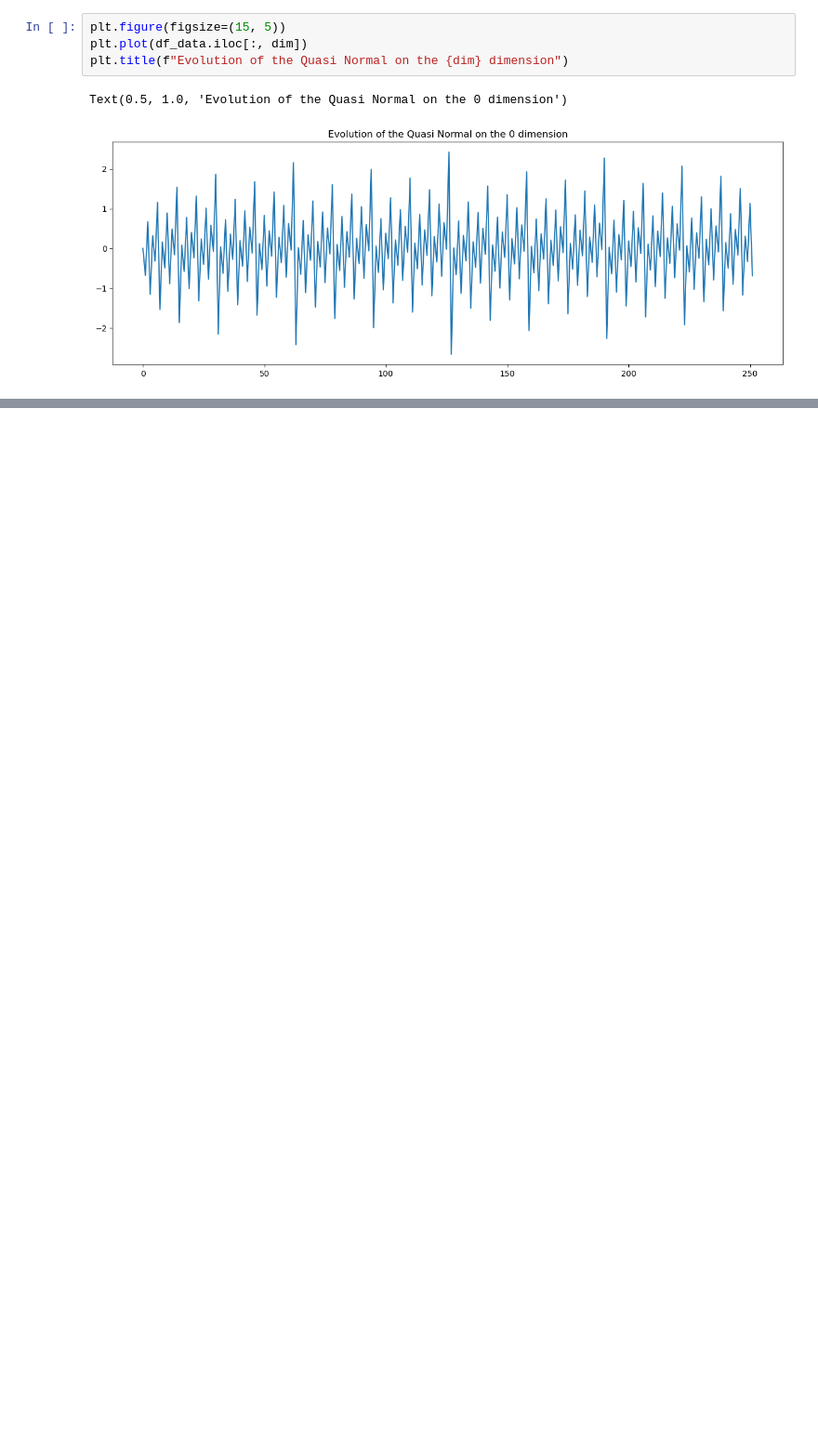
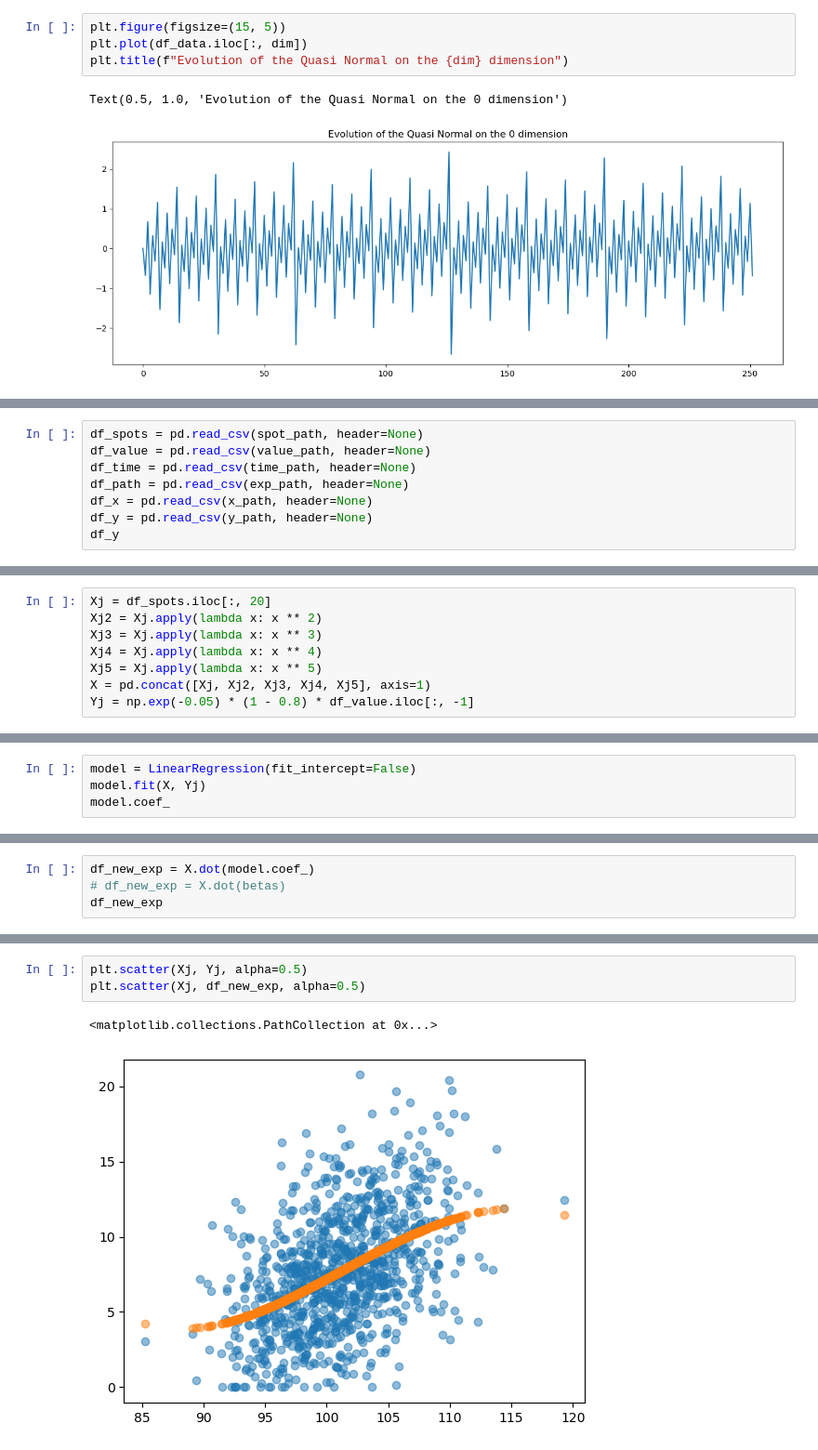
Before and after one commit to raphcor95/numerical_project, a Jupyter notebook: Visualiser.ipynb, the cells around one changed output, grey strips where cells are left out. Shown at 93% size. Drawn from its saved outputs; the diff is of its cells as text; blank space fills up the shorter version.

```diff
--- a/Visualiser.ipynb
+++ b/Visualiser.ipynb
@@ -161,0 +284,8 @@ Text(0.5, 1.0, 'Evolution of the Quasi Normal on the 0 dimension')
+# %%
+df_spots = pd.read_csv(spot_path, header=None)
+df_value = pd.read_csv(value_path, header=None)
+df_time = pd.read_csv(time_path, header=None)
+df_path = pd.read_csv(exp_path, header=None)
+df_x = pd.read_csv(x_path, header=None)
+df_y = pd.read_csv(y_path, header=None)
+df_y
@@ -161,0 +306,8 @@ Text(0.5, 1.0, 'Evolution of the Quasi Normal on the 0 dimension')
+# %%
+Xj = df_spots.iloc[:, 20]
+Xj2 = Xj.apply(lambda x: x ** 2)
+Xj3 = Xj.apply(lambda x: x ** 3)
+Xj4 = Xj.apply(lambda x: x ** 4)
+Xj5 = Xj.apply(lambda x: x ** 5)
+X = pd.concat([Xj, Xj2, Xj3, Xj4, Xj5], axis=1)
+Yj = np.exp(-0.05) * (1 - 0.8) * df_value.iloc[:, -1]
@@ -161,0 +330,4 @@ Text(0.5, 1.0, 'Evolution of the Quasi Normal on the 0 dimension')
+# %%
+model = LinearRegression(fit_intercept=False)
+model.fit(X, Yj)
+model.coef_
@@ -161,0 +349,4 @@ Text(0.5, 1.0, 'Evolution of the Quasi Normal on the 0 dimension')
+# %%
+df_new_exp = X.dot(model.coef_)
+# df_new_exp = X.dot(betas)
+df_new_exp
@@ -161,0 +366,6 @@ Text(0.5, 1.0, 'Evolution of the Quasi Normal on the 0 dimension')
+# %%
+plt.scatter(Xj, Yj, alpha=0.5)
+plt.scatter(Xj, df_new_exp, alpha=0.5)
+# %% [output]
+<matplotlib.collections.PathCollection at 0x...>
+[figure, added]
```
Also changed, not shown: parts of 21 cells of this notebook, 9 other files.
